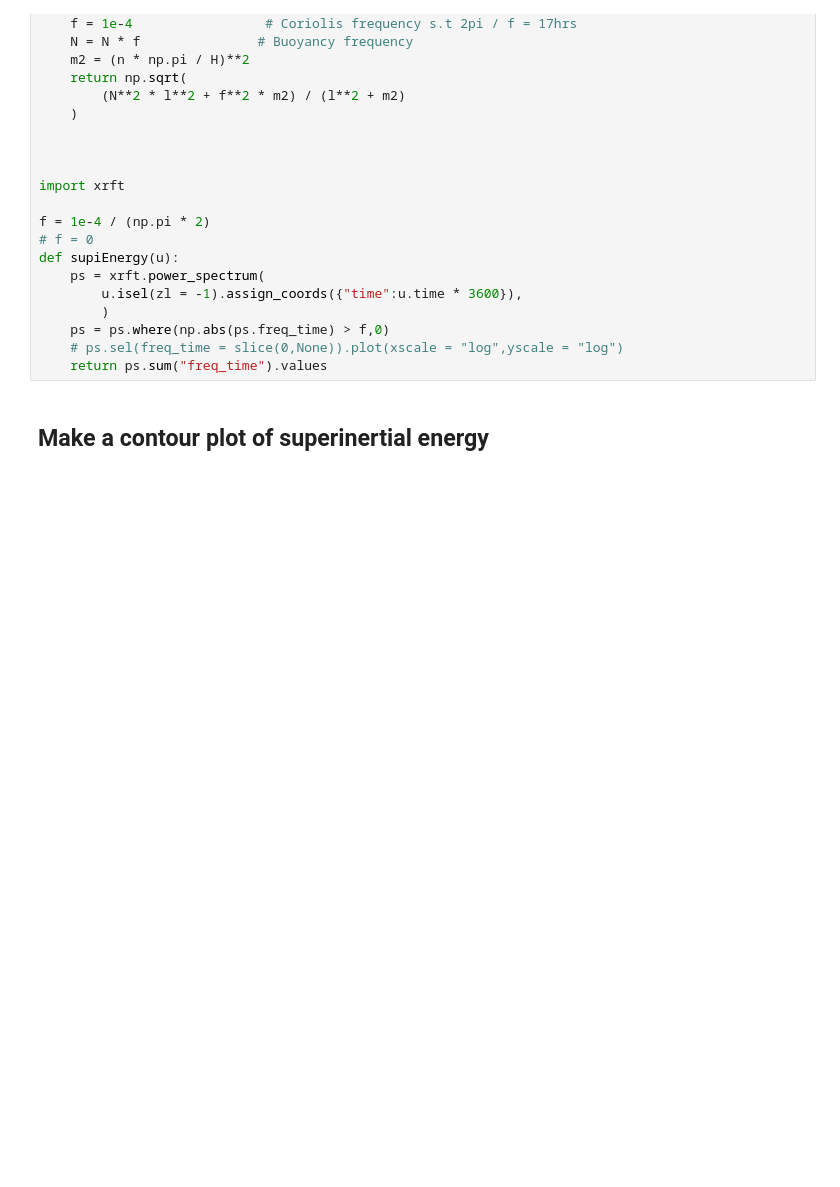
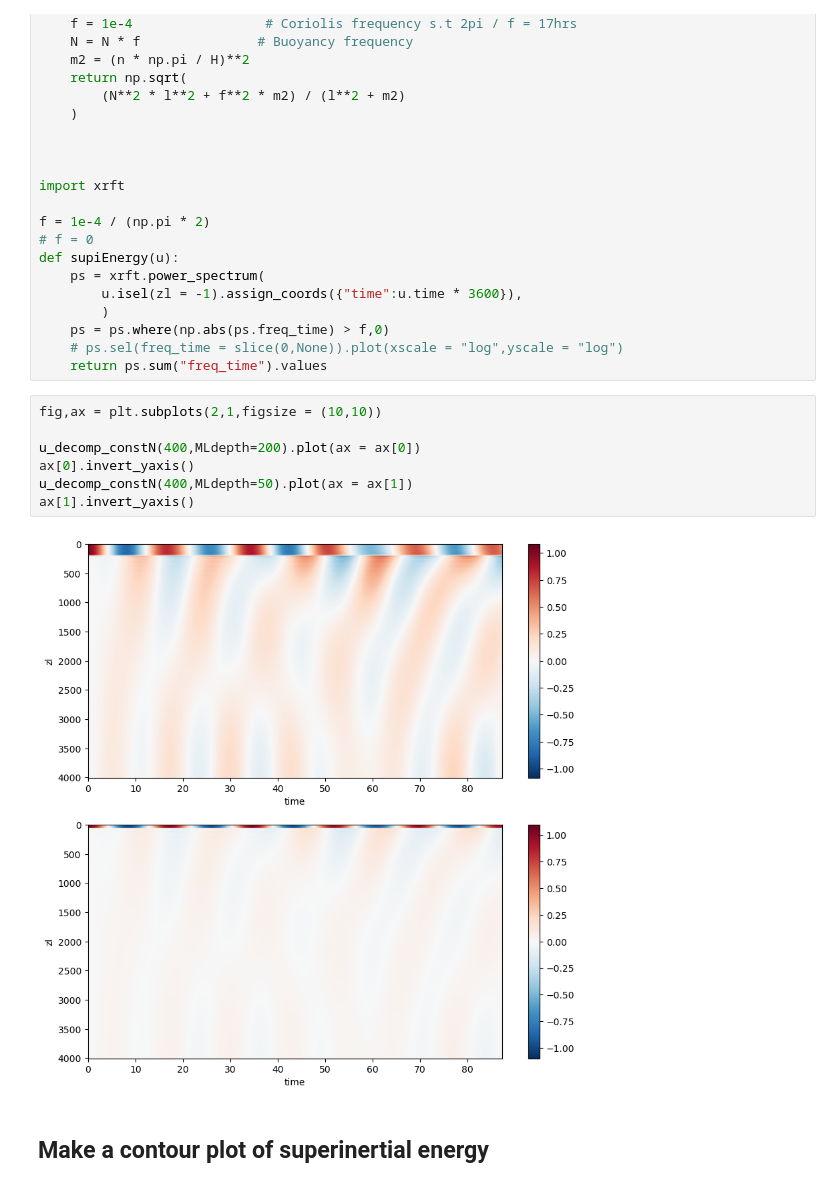
Before and after one commit to ashjbarnes/topographic-NIWs, a Jupyter notebook: analysis_notebooks/dephase_plots.ipynb, the cells around one changed output. Cells and saved outputs as stored; diff of their text form; blank space fills up the shorter version.

```diff
--- a/analysis_notebooks/dephase_plots.ipynb
+++ b/analysis_notebooks/dephase_plots.ipynb
@@ -88,6 +87,15 @@ def supiEnergy(u):
     ps = ps.where(np.abs(ps.freq_time) > f,0)
     # ps.sel(freq_time = slice(0,None)).plot(xscale = "log",yscale = "log")
     return ps.sum("freq_time").values
+# %%
+fig,ax = plt.subplots(2,1,figsize = (10,10))
+
+u_decomp_constN(400,MLdepth=200).plot(ax = ax[0])
+ax[0].invert_yaxis()
+u_decomp_constN(400,MLdepth=50).plot(ax = ax[1])
+ax[1].invert_yaxis()
+# %% [output]
+[figure, added]
 # %% [markdown]
 ## Make a contour plot of superinertial energy
 # %%
```
Also changed, not shown: parts of 8 cells of this notebook, 8 other files.
